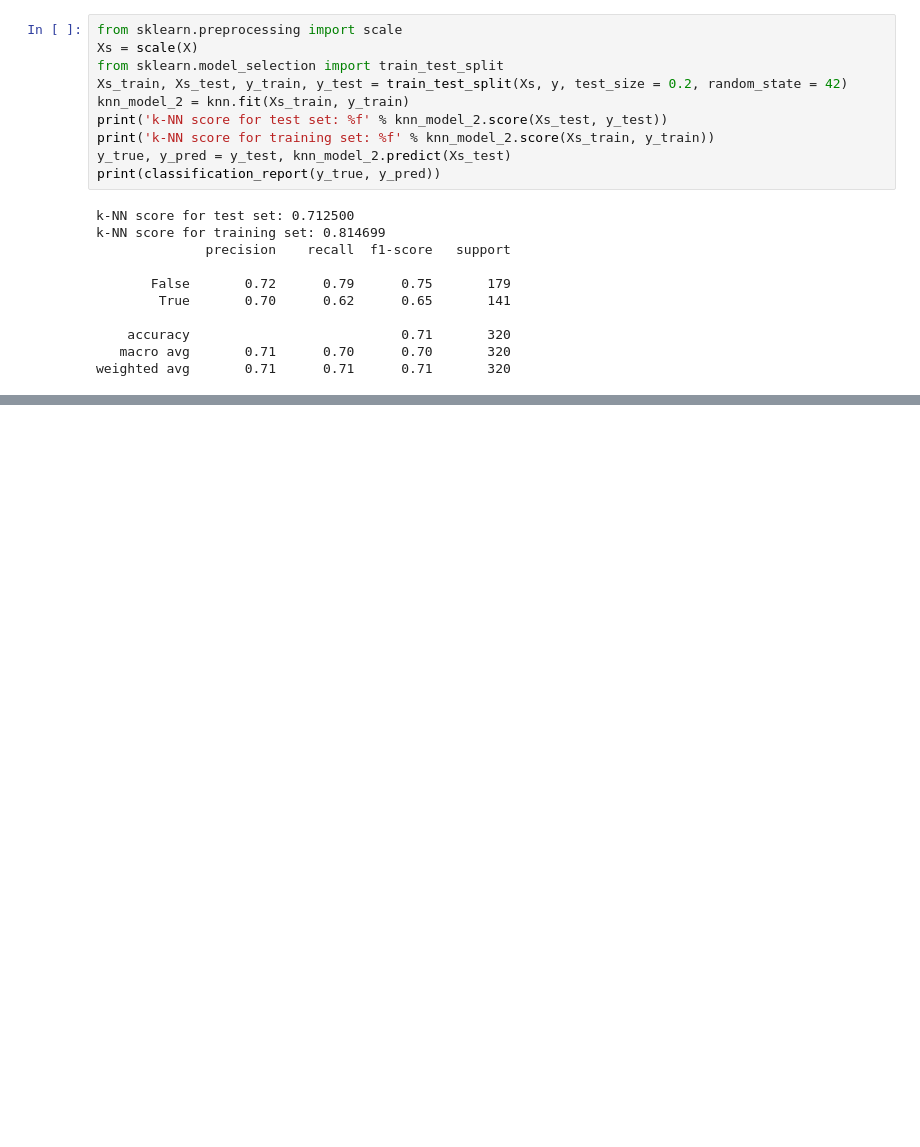
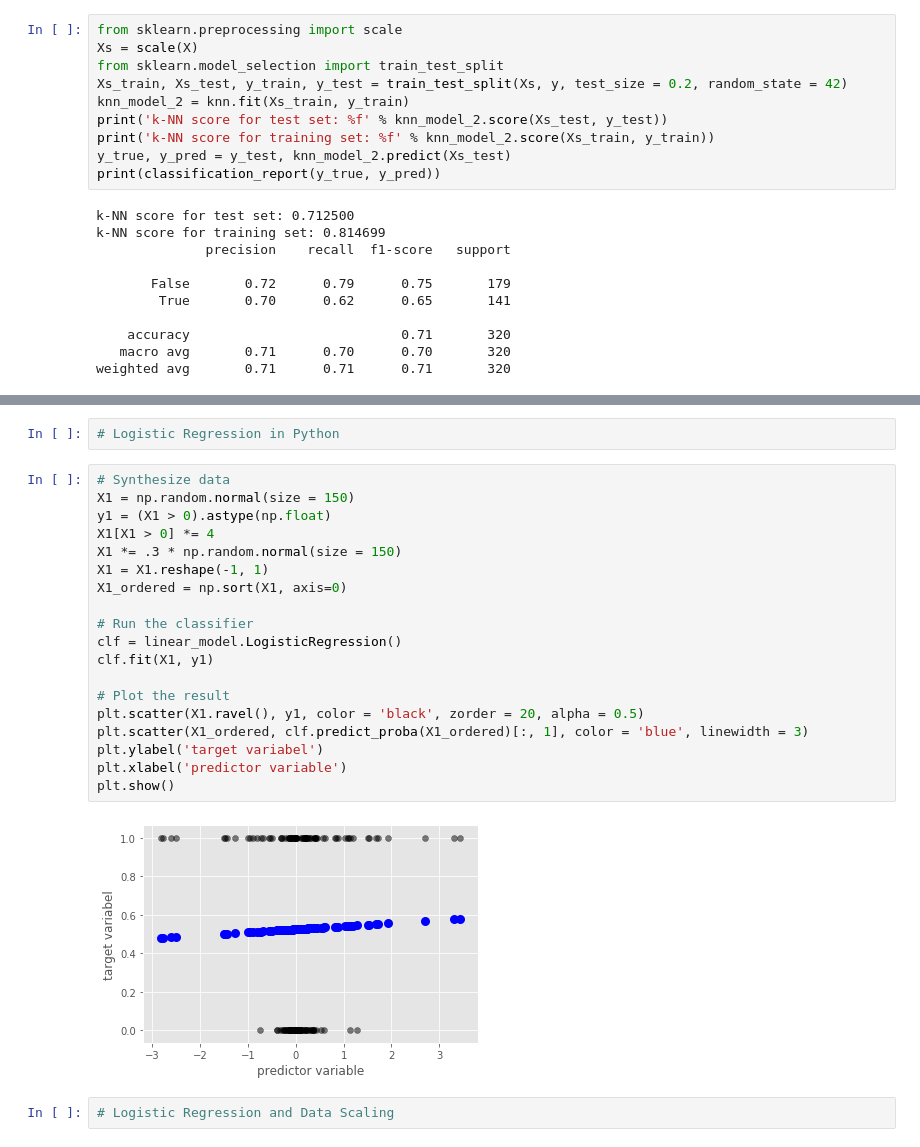
Before and after one commit to brijrajgohil/DataScienceProjects, a Jupyter notebook: PreprocessingLogisticRegressionKNN/Main.ipynb, the cells around one changed output, grey strips where cells are left out. Drawn from its saved outputs; the diff is of its cells as text; blank space fills up the shorter version.

```diff
--- a/PreprocessingLogisticRegressionKNN/Main.ipynb
+++ b/PreprocessingLogisticRegressionKNN/Main.ipynb
@@ -83,0 +122,25 @@ weighted avg       0.71      0.71      0.71       320
+# %%
+# Logistic Regression in Python
+# %%
+# Synthesize data
+X1 = np.random.normal(size = 150)
+y1 = (X1 > 0).astype(np.float)
+X1[X1 > 0] *= 4
+X1 *= .3 * np.random.normal(size = 150)
+X1 = X1.reshape(-1, 1)
+X1_ordered = np.sort(X1, axis=0)
+
+# Run the classifier
+clf = linear_model.LogisticRegression()
+clf.fit(X1, y1)
+
+# Plot the result
+plt.scatter(X1.ravel(), y1, color = 'black', zorder = 20, alpha = 0.5)
+plt.scatter(X1_ordered, clf.predict_proba(X1_ordered)[:, 1], color = 'blue', linewidth = 3)
+plt.ylabel('target variabel')
+plt.xlabel('predictor variable')
+plt.show()
+# %% [output]
+[figure, added]
+# %%
+# Logistic Regression and Data Scaling
```
Also changed, not shown: parts of 7 cells of this notebook, 1 other file.
